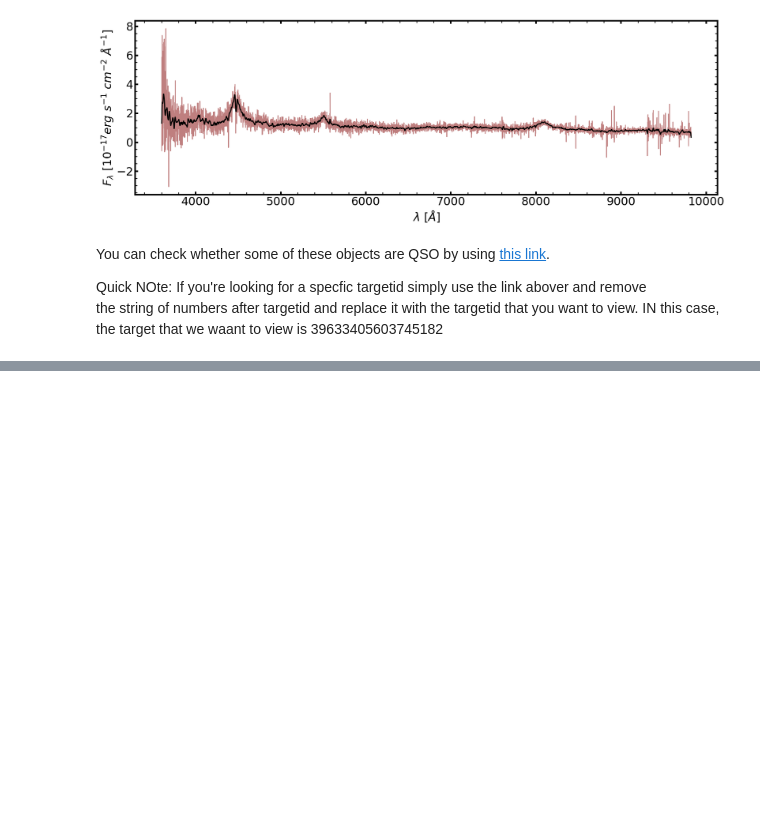
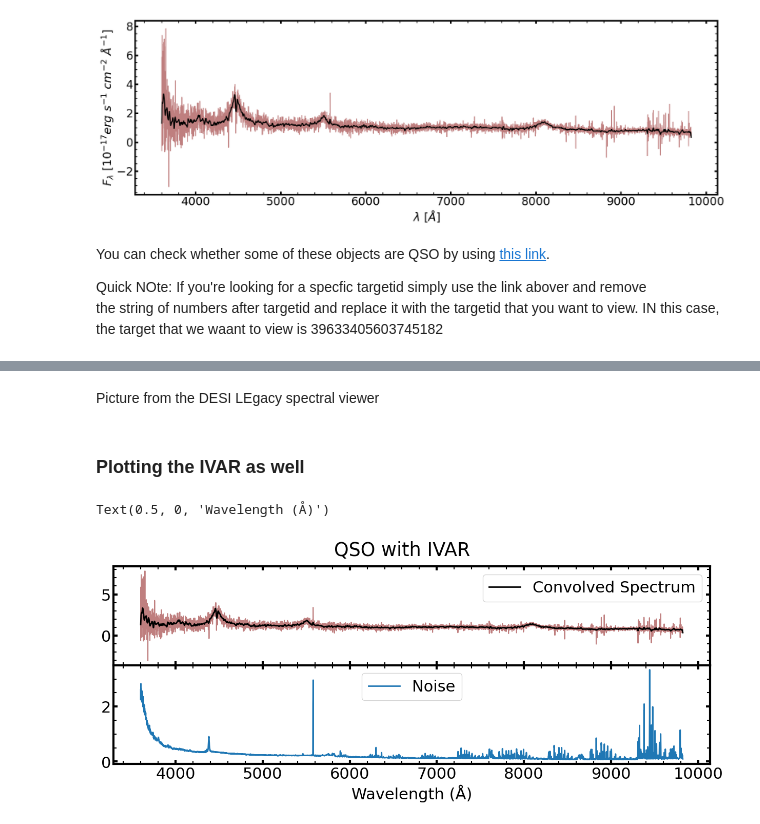
Before and after one commit to emcarthur123/QSL-ML, a Jupyter notebook: DESI_edr.ipynb, the cells around one changed output, grey strips where cells are left out. Drawn from its saved outputs; the diff is of its cells as text; code cells hidden in the pictures; blank space fills up the shorter version.

Commit message:
Added the noise to the QSO plot as well by calculating the error by its ivar.

```diff
--- a/DESI_edr.ipynb
+++ b/DESI_edr.ipynb
@@ -451,0 +454,32 @@ the target that we waant to view is 39633405603745182
+# %% [markdown]
+Picture from the DESI LEgacy spectral viewer
+# %% [markdown]
+### Plotting the IVAR as well
+# %%
+#calculates noise from IVAR
+
+ivar_primary = records[primary_ii].ivar
+err = 1/np.sqrt(ivar_primary)
+# %%
+# subplot for QSO and IVAR
+
+fig = plt.figure(figsize = (15,5))
+gs = fig.add_gridspec(2, hspace=0)
+axs = gs.subplots(sharex=True, sharey=False)
+fig.suptitle('QSO with IVAR')
+axs[0].plot(lam_primary, flam_primary, color = 'maroon', alpha = 0.5)
+axs[0].plot(lam_primary, convolve(flam_primary, Gaussian1DKernel(5)), color = 'k', lw = 2.0, label = 'Convolved Spectrum')
+axs[0].legend()
+
+axs[1].plot(lam_primary, err, lw = 2.0, label = 'Noise')
+axs[1].legend()
+
+# Hide x labels and tick labels for all but bottom plot.
+for ax in axs:
+    ax.label_outer()
+
+
+plt.xlabel('Wavelength (Å)')
+# %% [output]
+Text(0.5, 0, 'Wavelength (Å)')
+[figure, added]
```
Also changed, not shown: parts of 1 cell of this notebook.
